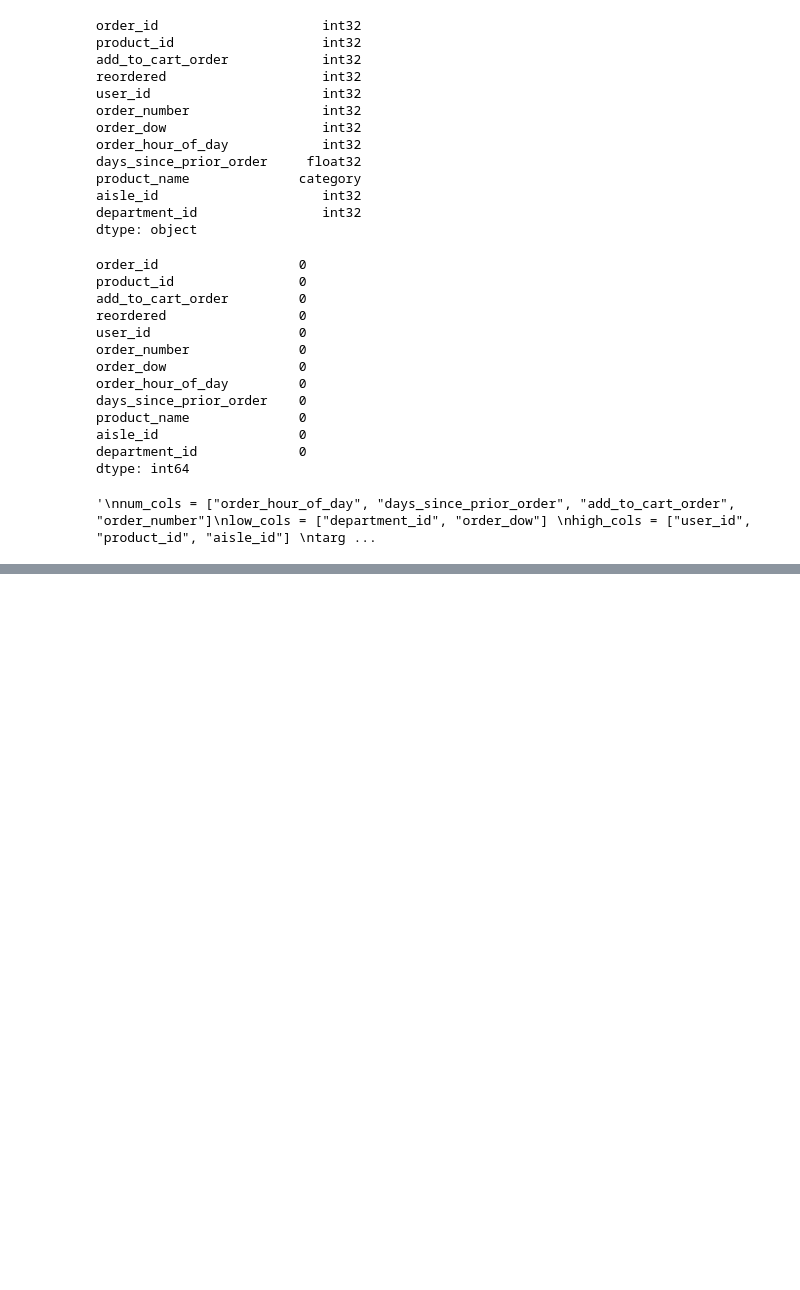
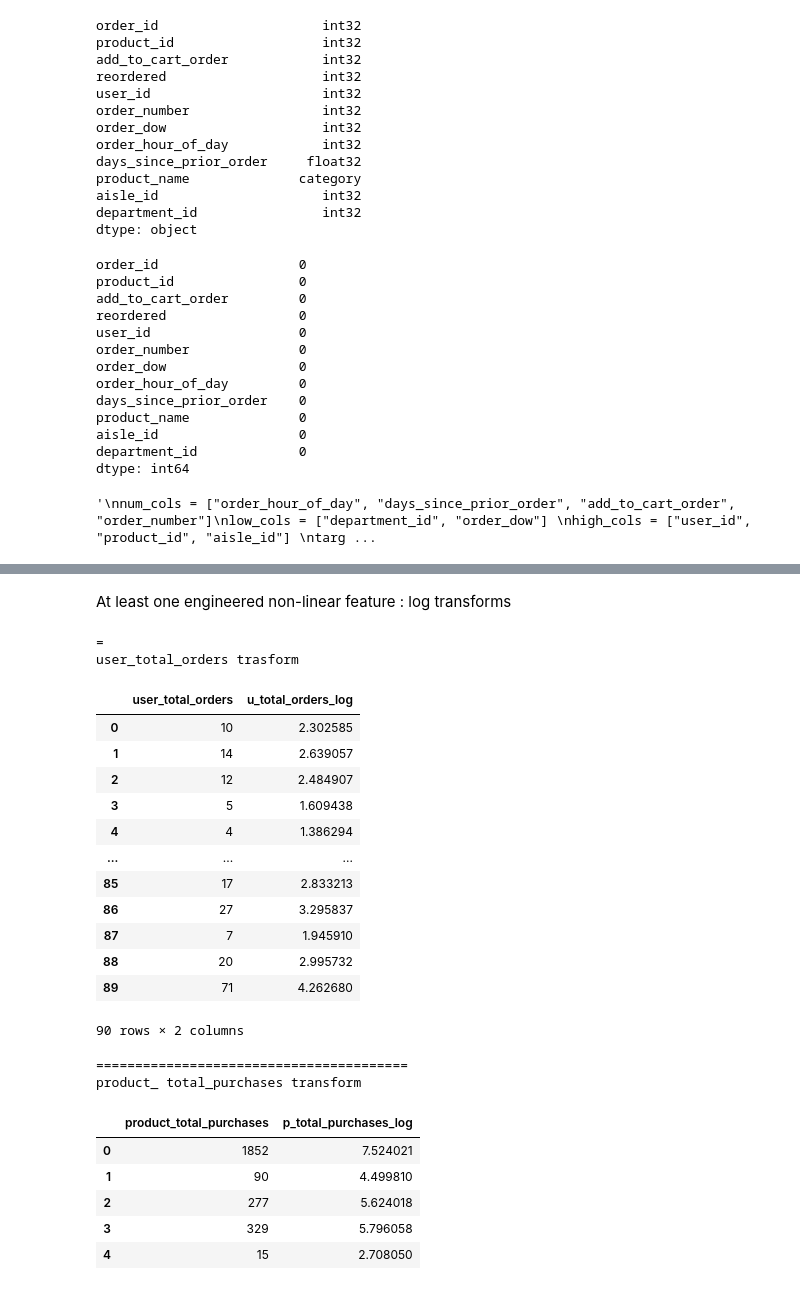
Before and after one commit to ameennasaireh10-hash/ML-project, a Jupyter notebook: FinalProject.ipynb, the cells around one changed output, grey strips where cells are left out. Drawn from its saved outputs; the diff is of its cells as text; code cells hidden in the pictures; blank space fills up the shorter version.

```diff
--- a/FinalProject.ipynb
+++ b/FinalProject.ipynb
@@ -720,0 +810,26 @@ Best Parameters:
+# %%
+# --- Product-Level Features ---
+
+# هالمره التجميع رح يكون حسب المنتج مش حسب اليوزر
+product_features = Full_DataSet.groupby('product_id').agg({
+
+    #  Popularity
+    #هون شو ممكن يفيدنا هون قصدو من البوبولاريتي انه نعرف كم مرة انباع هاد المنتج ممكن من خلاله نعرف  اكثر المنتجات بينباع او وين اقل منتج
+    'user_id': 'count',
+    # ليش user_id؟ وليش count؟
+    # عشان نعد كم زبون اشترى هاد المنتج لانو كل سطر بيمثل  عنا عمليه شراء.
+    #====================================================================================
+    #  Reorder Rate
+    #هون بنحسب نسبة اعادة الطلبات للمنتج
+    'reordered': 'mean',
+    #هاي واضحه من اسمها بدهاش اشي
+    #====================================================================================
+    # Average  Position
+    #طيب ممكن تسالني ليش اخترنا هاض الكولوم بالذات رح لانه بمثل ترتيب المنتج داخل السلة فلو اخذنا المين رح يعطينا ترتيب المنتج داخل السلة زي ماهو طالب
+    'add_to_cart_order': 'mean'
+
+}).reset_index()
+
+product_features.columns = [ 'product_id', 'product_total_purchases', 'product_reorder_rate', 'product_avg_cart_position' ]
+
+display(product_features.head())
@@ -720,0 +987,45 @@ Best Parameters:
+# %% [markdown]
+At least one engineered non-linear feature : log transforms
+# %%
+# افترض إنك حسبت user_features في الخطوة الأولى
+# بدنا نحول عمود "عدد الطلبات" باستخدام اللوغاريتم
+#هسا
+print("=")
+#هون طقعت ديسبلاي لانها اوضح بس من برنت
+user_features['u_total_orders_log'] = np.log(user_features['user_total_orders'])
+
+# حطيناهم جمب بعض عشان تشوف الفرق
+print("user_total_orders trasform")
+display(user_features[['user_total_orders', 'u_total_orders_log']].head(90))
+#
+#كمان فيتشر ثاني نعملو مش غلط
+product_features['p_total_purchases_log'] = np.log(product_features['product_total_purchases'])
+
+print("="*40)
+print("product_ total_purchases transform")
+# use the correct column name that was created above
+display(product_features[['product_total_purchases', 'p_total_purchases_log']].head())
+# %% [output]
+=
+user_total_orders trasform
+|  | user_total_orders | u_total_orders_log |
+| 0 | 10 | 2.302585 |
+| 1 | 14 | 2.639057 |
+| 2 | 12 | 2.484907 |
+| 3 | 5 | 1.609438 |
+| 4 | 4 | 1.386294 |
+| ... | ... | ... |
+| 85 | 17 | 2.833213 |
+| 86 | 27 | 3.295837 |
+| 87 | 7 | 1.945910 |
+| 88 | 20 | 2.995732 |
+| 89 | 71 | 4.262680 |
+90 rows × 2 columns
+========================================
+product_ total_purchases transform
+|  | product_total_purchases | p_total_purchases_log |
+| 0 | 1852 | 7.524021 |
+| 1 | 90 | 4.499810 |
+| 2 | 277 | 5.624018 |
+| 3 | 329 | 5.796058 |
+| 4 | 15 | 2.708050 |
```
Also changed, not shown: parts of 16 cells of this notebook.
